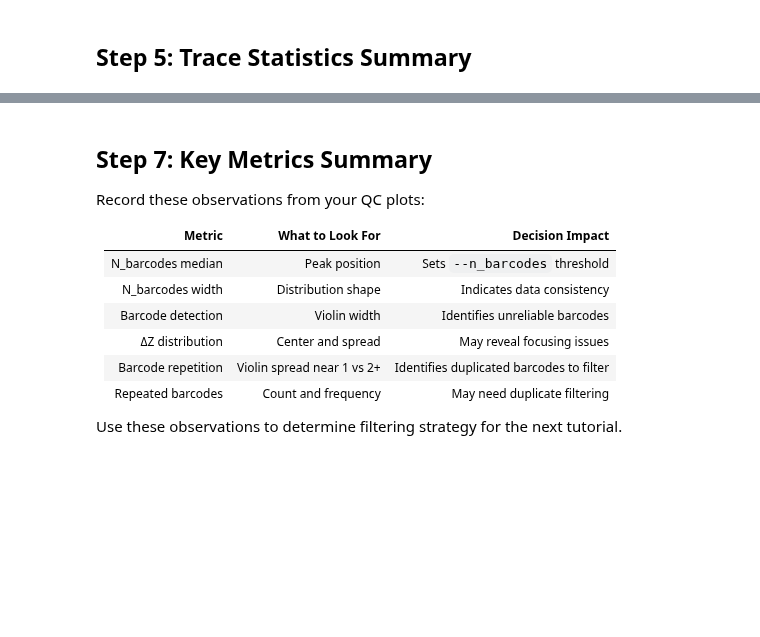
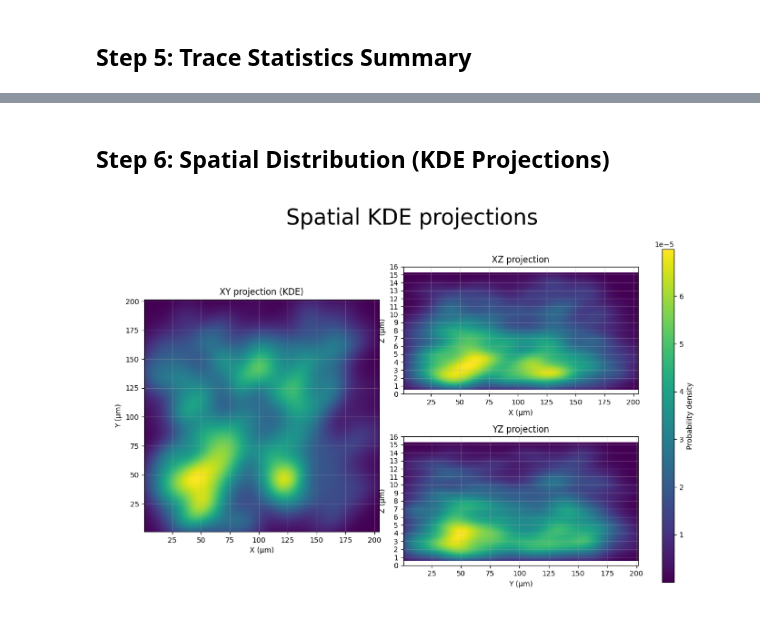
Before and after one commit to pyHi-M/traceratops, a Jupyter notebook: docs/source/tutorials/tutorial_02_quality_control.ipynb, the cells around one changed output, grey strips where cells are left out. Cells and saved outputs as stored; diff of their text form; code cells hidden in the pictures; blank space fills up the shorter version.

```diff
--- a/docs/source/tutorials/tutorial_02_quality_control.ipynb
+++ b/docs/source/tutorials/tutorial_02_quality_control.ipynb
@@ -203,15 +137,12 @@ From the QC plots above, you can extract key metrics to guide filtering decision
-# %% [markdown]
-## Step 7: Key Metrics Summary
-
-Record these observations from your QC plots:
-
-| Metric | What to Look For | Decision Impact |
-|--------|------------------|------------------|
-| N_barcodes median | Peak position | Sets `--n_barcodes` threshold |
-| N_barcodes width | Distribution shape | Indicates data consistency |
-| Barcode detection | Violin width | Identifies unreliable barcodes |
-| ΔZ distribution | Center and spread | May reveal focusing issues |
-| Barcode repetition | Violin spread near 1 vs 2+ | Identifies duplicated barcodes to filter |
-| Repeated barcodes | Count and frequency | May need duplicate filtering |
-
-Use these observations to determine filtering strategy for the next tutorial.
+# %% [markdown]
+## Step 6: Spatial Distribution (KDE Projections)
+# %%
+plot_file = f"{dest_path}/merged_traces_kde_projections.png"
+img = mpimg.imread(plot_file)
+fig, ax = plt.subplots(figsize=(14, 10))
+ax.imshow(img)
+ax.axis('off')
+plt.tight_layout()
+plt.show()
+# %% [output]
+[figure, added]
```
Also changed, not shown: parts of 16 cells of this notebook, 10 other files.
